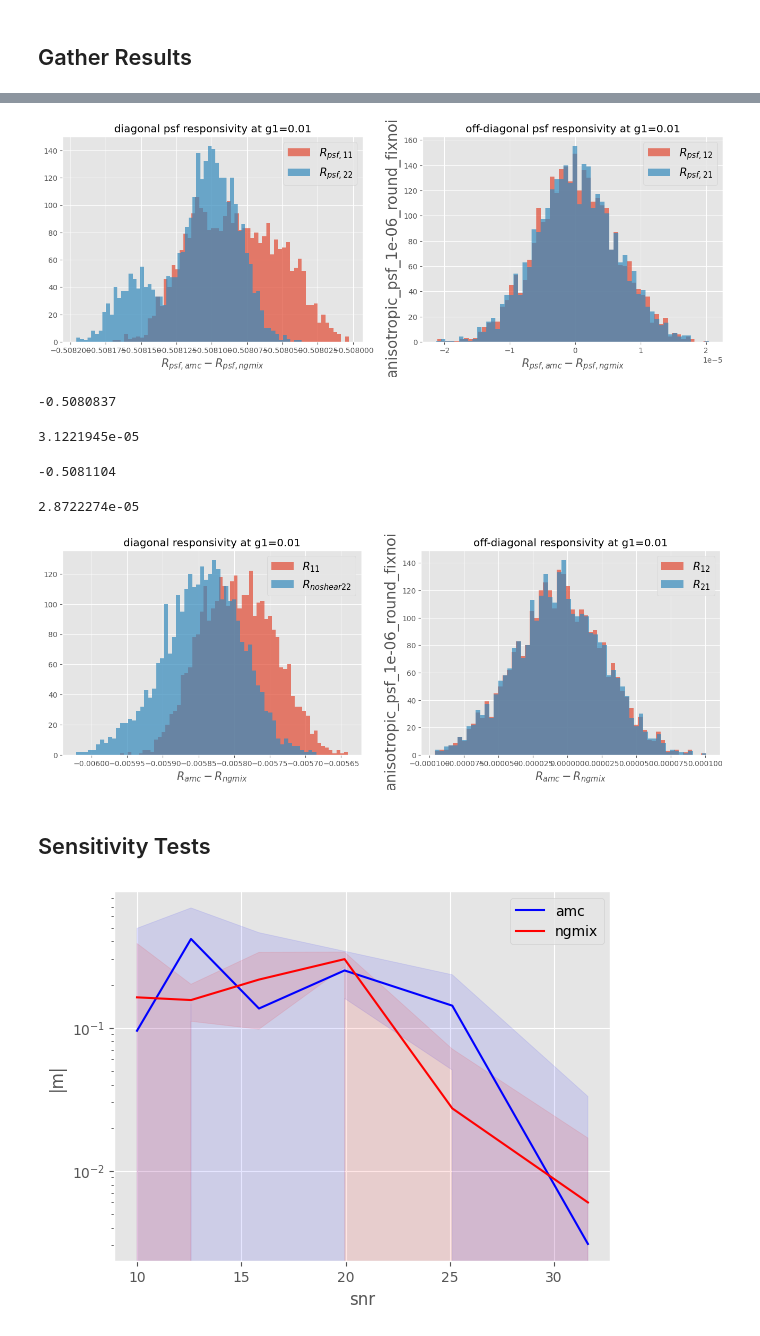
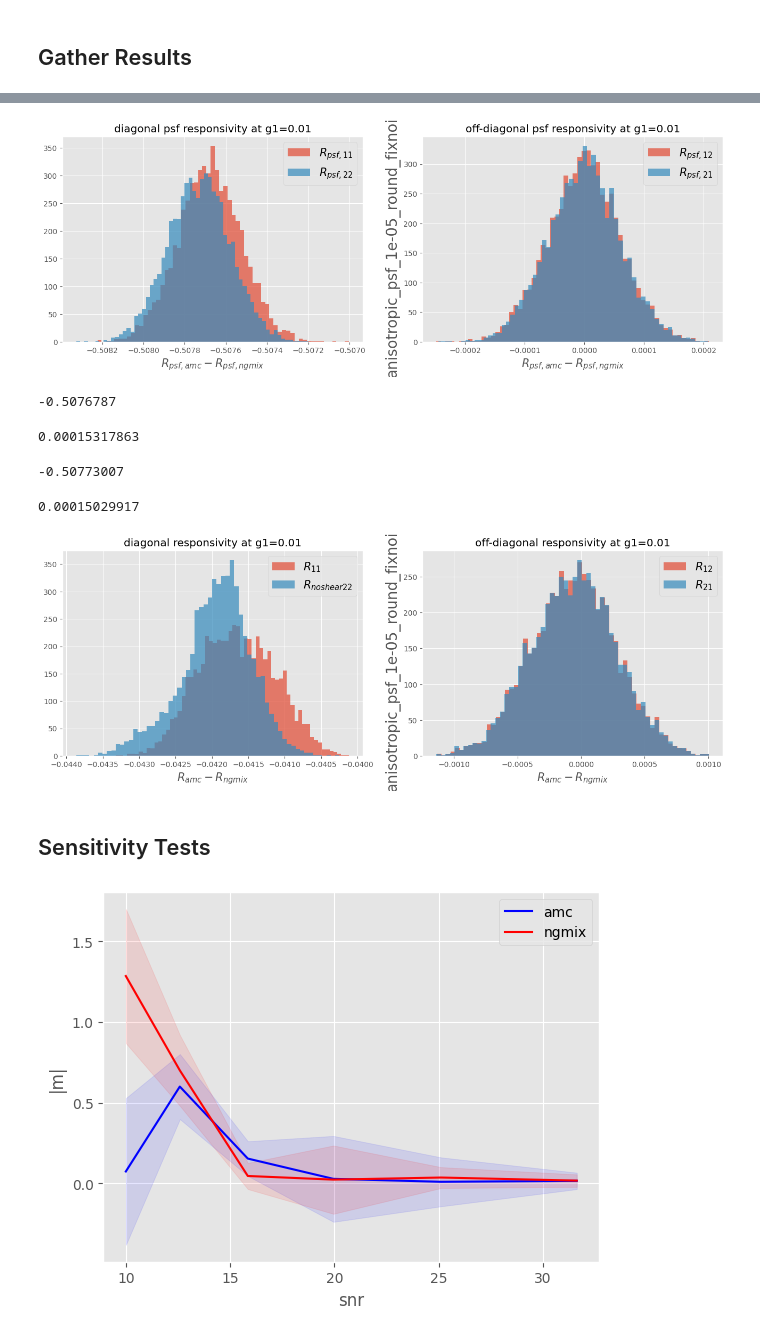
Before and after one commit to andrevitorelli/autometacal, a Jupyter notebook: notebooks/psf_metacal_moments_no_shape_noise.ipynb, the cells around one changed output, grey strips where cells are left out. Drawn from its saved outputs; the diff is of its cells as text; code cells hidden in the pictures.

```diff
--- a/notebooks/psf_metacal_moments_no_shape_noise.ipynb
+++ b/notebooks/psf_metacal_moments_no_shape_noise.ipynb
@@ -47,7 +47,7 @@ ncpus = 8
 
 #test settings
 g_psf =  array([0.01,0.0],dtype='float32')
-noise_level = 1e-6
+noise_level = 1e-5
 fixnoise = True
 shapenoise = False
 
@@ -745,23 +745,23 @@ xlabel('$R_{psf,amc} - R_{psf,ngmix}$',fontsize=15)
 title(f'off-diagonal psf responsivity at g1={shear}')
 savefig(f'Rpsf_{settings_name}.jpg',bbox_inches='tight')
 # %% [output]
-[figure, old version]
+[figure, new version]
 # %%
 (Rpsf_amc - Rpsf_ngmix)[:,0,0].numpy().flatten().mean()
 # %% [output]
--0.5080837
+-0.5076787
 # %%
 (Rpsf_amc - Rpsf_ngmix)[:,0,0].numpy().flatten().std()
 # %% [output]
-3.1221945e-05
+0.00015317863
 # %%
 (Rpsf_amc - Rpsf_ngmix)[:,1,1].numpy().flatten().mean()
 # %% [output]
--0.5081104
+-0.50773007
 # %%
 (Rpsf_amc - Rpsf_ngmix)[:,1,1].numpy().flatten().std()
 # %% [output]
-2.8722274e-05
+0.00015029917
 # %%
 figure(figsize=(16,5))
 subplot(121)
@@ -779,7 +779,7 @@ xlabel('$R_{amc} - R_{ngmix}$',fontsize=15)
 title(f'off-diagonal responsivity at g1={shear}')
 savefig(f'R_{settings_name}.jpg',bbox_inches='tight')
 # %% [output]
-[figure, old version]
+[figure, new version]
 # %% [markdown]
 ## Sensitivity Tests
 # %%
@@ -925,19 +925,19 @@ X = 1/sqrt(noises) #~snr
 # %%
 Y1 = abs(array(m1_amc_list))
 Y1e= m1_amc_err_list
 
 Y2 = abs(array(m1_ngmix_list))
 Y2e= m1_ngmix_err_list
 
 plotcontour(X,Y1,Y1e,Y1e,'amc','b')
 plotcontour(X,Y2,Y2e,Y2e,'ngmix','r')
-yscale('log')
+#yscale('log')
 xlabel('snr')
 ylabel('|m|')
 legend()
 savefig('sensitivity_m1.jpeg')
 # %% [output]
-[figure, old version]
+[figure, new version]
 # %%
 Y1 = abs(array(c1_amc_list))
 Y1e= c1_amc_err_list
```
Also changed, not shown: parts of 6 cells of this notebook, 1 other file.
